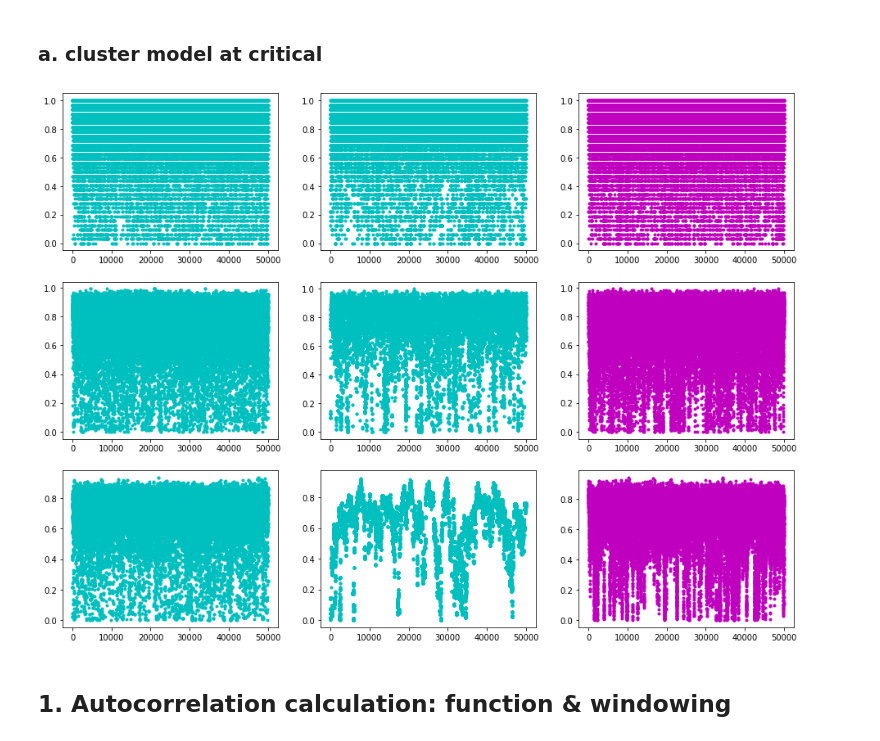
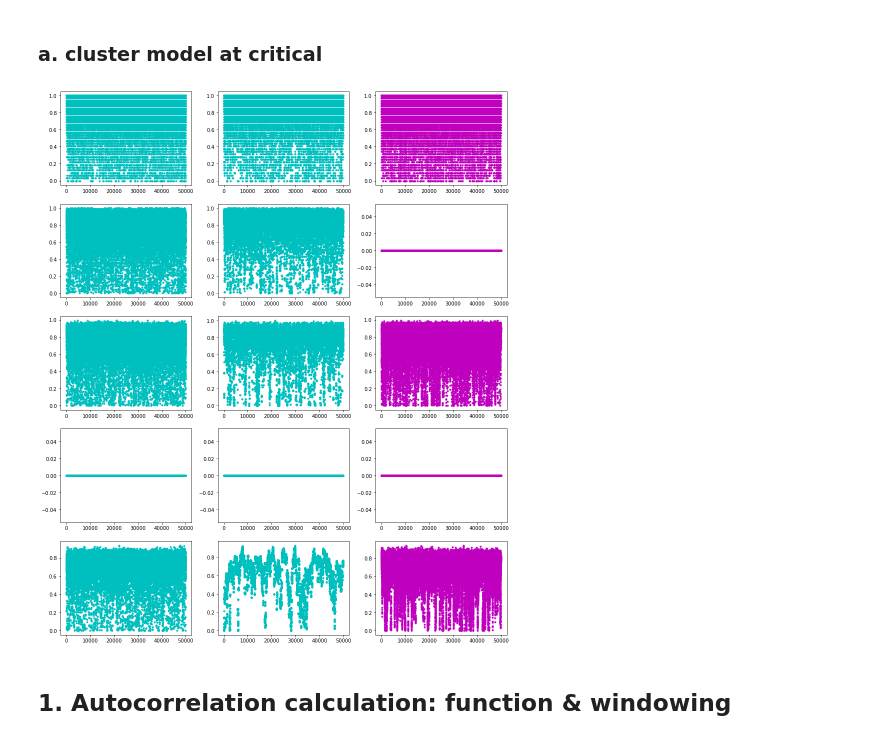
Before and after one commit to aadeliee22/MCMCIsing_SLMC, a Jupyter notebook: python/7th/autocorrelation_time-Copy1.ipynb, the cells around one changed output. Saved outputs shown, nothing was run; the diff lists cells and outputs as text; code cells hidden in the pictures.

```diff
--- a/python/7th/autocorrelation_time-Copy1.ipynb
+++ b/python/7th/autocorrelation_time-Copy1.ipynb
@@ -29,52 +32,65 @@ print(c_trial, m_trial)
 # %%
 start1=0
 m_c_8_1=np.zeros((c_trial,data-start1))
+m_c_12_1=np.zeros((c_trial,data-start1))
 m_c_16_1=np.zeros((c_trial,data-start1))
+m_c_24_1=np.zeros((c_trial,data-start1))
 m_c_32_1=np.zeros((c_trial,data-start1))
-#m_c_64_1=np.zeros((c_trial,data-start1))
+
 m_c_8_3=np.zeros((c_trial,data-start1))
+m_c_12_3=np.zeros((c_trial,data-start1))
 m_c_16_3=np.zeros((c_trial,data-start1))
+m_c_24_3=np.zeros((c_trial,data-start1))
 m_c_32_3=np.zeros((c_trial,data-start1))
-#m_c_64_2=np.zeros((c_trial,data-start1))
 for i in range (c_trial):
     m_c_8_1[i]=np.array(f8_1.magnet[start1+data*i:data+data*i])
+    m_c_12_1[i]=np.array(f12_1.magnet[start1+data*i:data+data*i])
     m_c_16_1[i]=np.array(f16_1.magnet[start1+data*i:data+data*i])
+    #m_c_24_1[i]=np.array(f24_1.magnet[start1+data*i:data+data*i])
     m_c_32_1[i]=np.array(f32_1.magnet[start1+data*i:data+data*i])
+
     m_c_8_3[i]=np.array(f8_3.magnet[start1+data*i:data+data*i])
+    m_c_12_3[i]=np.array(f12_3.magnet[start1+data*i:data+data*i])
     m_c_16_3[i]=np.array(f16_3.magnet[start1+data*i:data+data*i])
+    #m_c_24_3[i]=np.array(f24_3.magnet[start1+data*i:data+data*i])
     m_c_32_3[i]=np.array(f32_3.magnet[start1+data*i:data+data*i])
-    #m_c_64[i]=np.array(f64.magnet[start1+data*i:data+data*i])
 
 start2=50000
 m_m_8=np.zeros((m_trial,100000-start2))
+m_m_12=np.zeros((m_trial,100000-start2))
 m_m_16=np.zeros((m_trial,100000-start2))
+m_m_24=np.zeros((m_trial,100000-start2))
 m_m_32=np.zeros((m_trial,100000-start2))
-#m_m_64=np.zeros((m_trial,100000-start2))
-#m_m_128=np.zeros((m_trial,100000-start2))
 for i in range (m_trial):
     m_m_8[i]=np.array(g8.magnet[start2+100000*i:100000+100000*i])
+    #m_m_12[i]=np.array(g12.magnet[data*i:data+data*i])
     m_m_16[i]=np.array(g16.magnet[start2+100000*i:100000+100000*i])
+    #m_m_24[i]=np.array(g24.magnet[data*i:data+data*i])
     m_m_32[i]=np.array(g32.magnet[data*i:data+data*i])
-    #m_m_64[i]=np.array(g64.magnet[start2+100000*i:100000+100000*i])
-    #m_m_128[i]=np.array(g128.magnet[start2+100000*i:100000+100000*i])
 # %%
 t=np.arange(len(m_c_8_1[0]))
 t2=np.arange(len(m_m_8[0]))
-fig, ax = plt.subplots(3, 3, figsize = (16, 12))
+fig, ax = plt.subplots(5, 3, figsize = (16, 20))
 ith=3
 ax[0, 0].plot(t, m_c_8_1[ith], 'c.')
 ax[0, 1].plot(t, m_c_8_3[ith], 'c.')
 ax[0, 2].plot(t2, m_m_8[ith], 'm.')
-ax[1, 0].plot(t, m_c_16_1[ith], 'c.')
-ax[1, 1].plot(t, m_c_16_3[ith], 'c.')
-ax[1, 2].plot(t2, m_m_16[ith], 'm.')
-ax[2, 0].plot(t, m_c_32_1[ith], 'c.')
-ax[2, 1].plot(t, m_c_32_3[ith], 'c.')
-ax[2, 2].plot(t2, m_m_32[ith], 'm.')
+ax[1, 0].plot(t, m_c_12_1[ith], 'c.')
+ax[1, 1].plot(t, m_c_12_3[ith], 'c.')
+ax[1, 2].plot(t2, m_m_12[ith], 'm.')
+ax[2, 0].plot(t, m_c_16_1[ith], 'c.')
+ax[2, 1].plot(t, m_c_16_3[ith], 'c.')
+ax[2, 2].plot(t2, m_m_16[ith], 'm.')
+ax[3, 0].plot(t, m_c_24_1[ith], 'c.')
+ax[3, 1].plot(t, m_c_24_3[ith], 'c.')
+ax[3, 2].plot(t2, m_m_24[ith], 'm.')
+ax[4, 0].plot(t, m_c_32_1[ith], 'c.')
+ax[4, 1].plot(t, m_c_32_3[ith], 'c.')
+ax[4, 2].plot(t2, m_m_32[ith], 'm.')
 
 plt.show()
 # %% [output]
-[figure, old version]
+[figure, new version]
 # %% [markdown]
 ## 1. Autocorrelation calculation: function & windowing
 # %%
```
Also changed, not shown: parts of 11 cells of this notebook, 21 other files.
